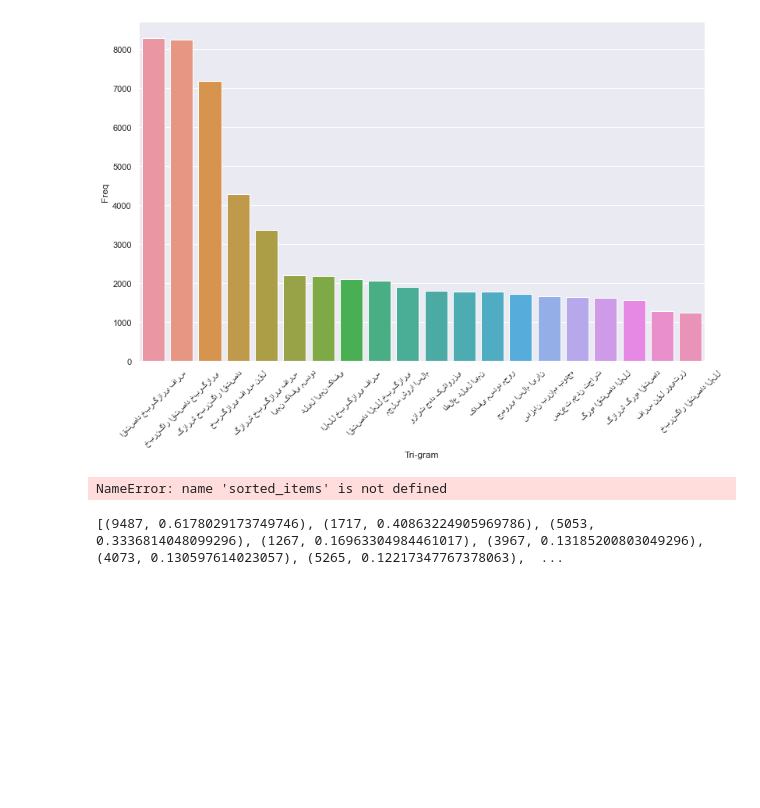
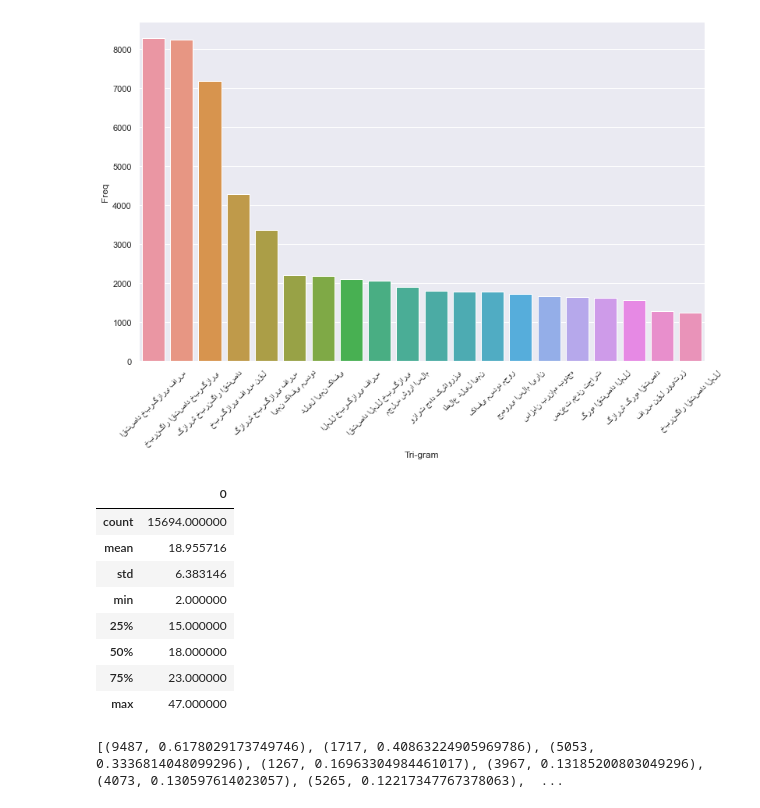
Before and after one commit to aminkhod/Extracting_Typed_Entities_Relations_with_Knowledge_Bases, a Jupyter notebook: keyword-extraction-from-economic-news/FarsNews.ipynb, the cells around one changed output. Cells and saved outputs as stored; diff of their text form; code cells hidden in the pictures; blank space fills up the shorter version.

```diff
--- a/keyword-extraction-from-economic-news/FarsNews.ipynb
+++ b/keyword-extraction-from-economic-news/FarsNews.ipynb
@@ -820,7 +820,7 @@ def sort_coo(coo_matrix):
     tuples = zip(coo_matrix.col, coo_matrix.data)
     return sorted(tuples, key=lambda x: (x[1], x[0]), reverse=True)
 
-def extract_topn_from_vector(feature_names, sorted_items, topn=20):
+def extract_topn_from_vector(feature_names, sorted_items, topn=20, lower=.1):
     """get the feature names and tf-idf score of top n items"""
 
     #use only topn items from vector
@@ -846,6 +846,7 @@ def extract_topn_from_vector(feature_names, sorted_items, topn=20):
 # %%
 dockeys = []
 i = j = 0
+lens = []
 droppList = []
 for doc in corpus:
 #     # fetch document for which keywords needs to be extracted
@@ -862,8 +863,10 @@ for doc in corpus:
     #sort the tf-idf vectors by descending order of scores
     sorted_items=sort_coo(tf_idf_vector.tocoo())
     #extract only the top n; n here is 100
-
-    keywords=extract_topn_from_vector(feature_names,sorted_items,10)
+    d = pd.DataFrame(sorted_items)
+    d = d.sort_values(by=[1], ascending=False)
+    lens.append(len(d[d[1]>.1]))
+    keywords = extract_topn_from_vector(feature_names,sorted_items, topn=10)
 #     print(doc)
 #     print(feature_names[:20])
 #     print(sorted_items[:20])
@@ -876,7 +879,7 @@ for doc in corpus:
     keyScore = []
     for k in keywords:
 
-        Qkey = Qkey + ','+k
+        Qkey = Qkey + ',' + k
 
     if len(Qkey)<3:
         droppList.append(i)
@@ -887,8 +890,18 @@ for doc in corpus:
         continue
     dockeys.append(Qkey)
     i += 1
-# %% [output]
-NameError: name 'sorted_items' is not defined
+# %%
+pd.DataFrame(lens).describe()
+# %% [output]
+|  | 0 |
+| count | 15694.000000 |
+| mean | 18.955716 |
+| std | 6.383146 |
+| min | 2.000000 |
+| 25% | 15.000000 |
+| 50% | 18.000000 |
+| 75% | 23.000000 |
+| max | 47.000000 |
 # %%
 doc = corpus[0]
 # %%
```
Also changed, not shown: parts of 11 cells of this notebook.
